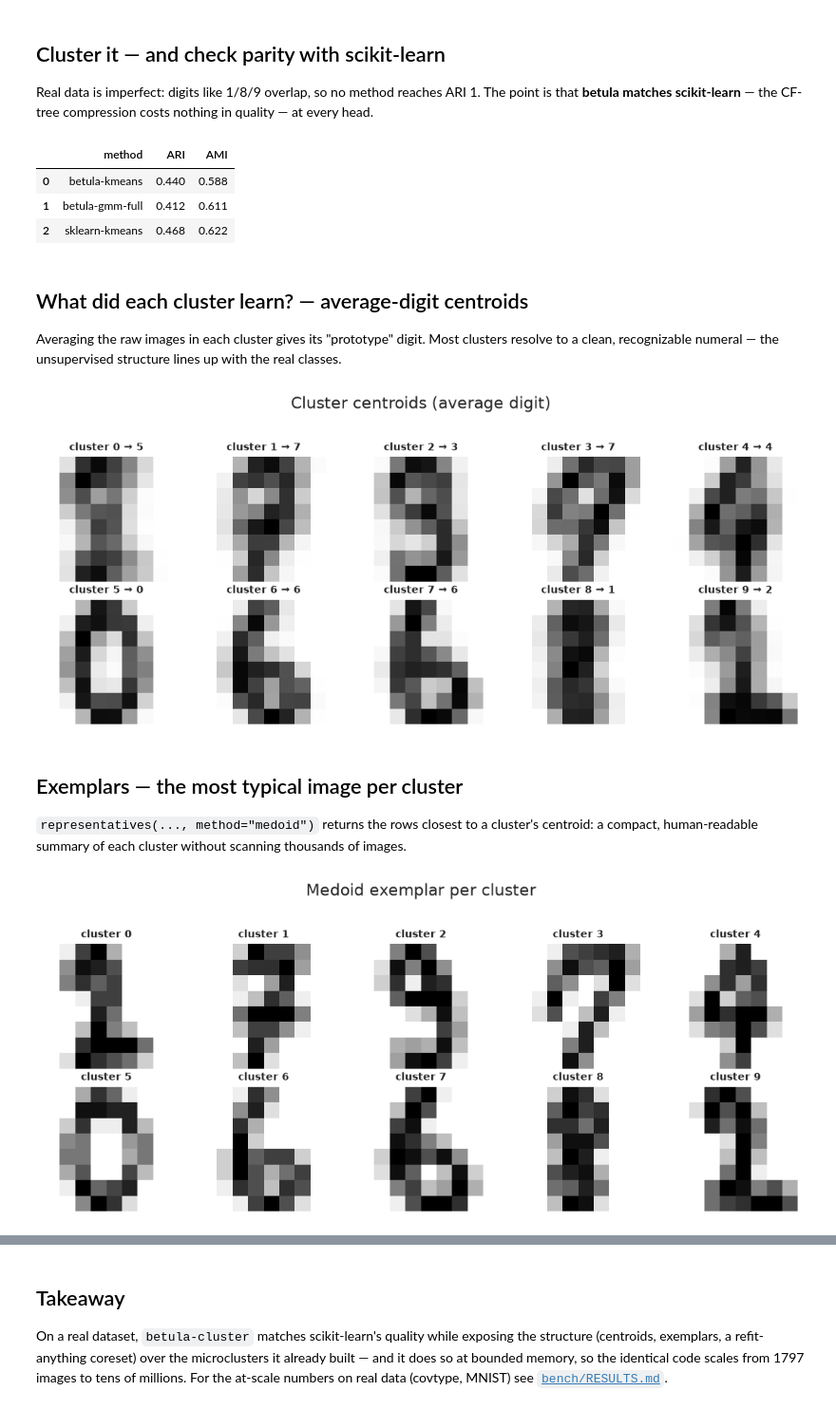
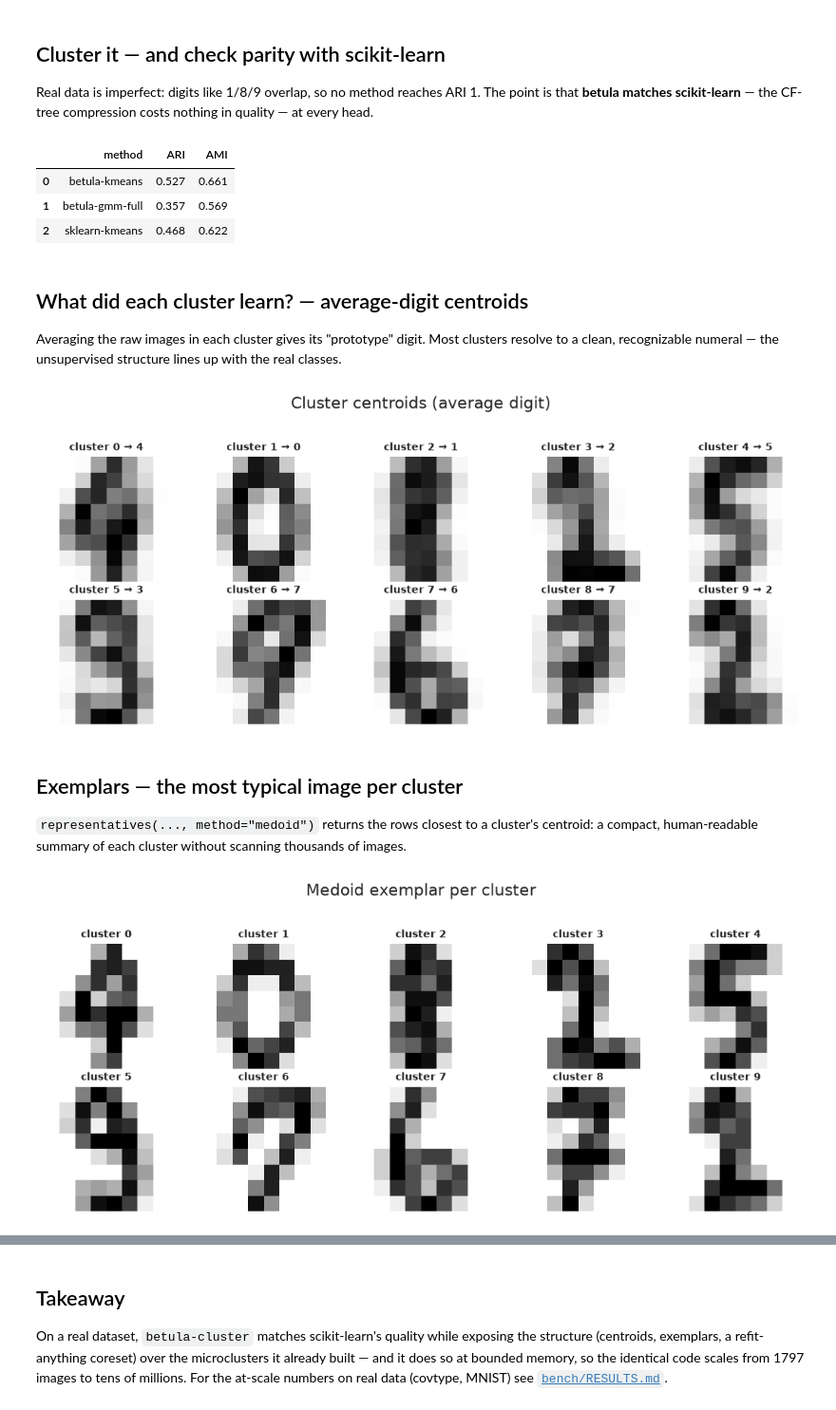
Before and after one commit to ilgrad/betula-cluster, a Jupyter notebook: examples/usecases/usecase_05_real_data_clustering.ipynb, the cells around one changed output, grey strips where cells are left out. Shown at 95% size. Drawn from its saved outputs; the diff is of its cells as text; code cells hidden in the pictures.

```diff
--- a/examples/usecases/usecase_05_real_data_clustering.ipynb
+++ b/examples/usecases/usecase_05_real_data_clustering.ipynb
@@ -50,8 +50,8 @@ digits: 1797 images × 64 pixels (8×8), 10 classes
 Real data is imperfect: digits like 1/8/9 overlap, so no method reaches ARI 1. The point is that
 **betula matches scikit-learn** — the CF-tree compression costs nothing in quality — at every head.
 # %%
-labels = np.asarray(betula_cluster.fit_predict(X, 10, feature="spherical", method="kmeans", threshold=0.0, max_leaves=1000, seed=0))
-labels_full = np.asarray(betula_cluster.fit_predict(X, 10, feature="full", method="gmm-full", threshold=0.0, max_leaves=1000, seed=0))
+labels = np.asarray(betula_cluster.fit_predict(X, 10, feature="spherical", method="kmeans", threshold=0.0, max_leaves=2000, seed=0))
+labels_full = np.asarray(betula_cluster.fit_predict(X, 10, feature="full", method="gmm-full", threshold=0.0, max_leaves=2000, seed=0))
 sk = KMeans(10, n_init=10, random_state=0).fit_predict(X)
 pd.DataFrame(
     {
@@ -62,8 +62,8 @@ pd.DataFrame(
 ).round(3)
 # %% [output]
 |  | method | ARI | AMI |
-| 0 | betula-kmeans | 0.440 | 0.588 |
-| 1 | betula-gmm-full | 0.412 | 0.611 |
+| 0 | betula-kmeans | 0.527 | 0.661 |
+| 1 | betula-gmm-full | 0.357 | 0.569 |
 | 2 | sklearn-kmeans | 0.468 | 0.622 |
 # %% [markdown]
 ## What did each cluster learn? — average-digit centroids
@@ -83,25 +83,25 @@ fig.suptitle("Cluster centroids (average digit)", y=1.02)
 plt.tight_layout()
 plt.show()
 # %% [output]
-[figure, old version]
+[figure, new version]
 # %% [markdown]
 ## Exemplars — the most typical image per cluster
 
 `representatives(..., method="medoid")` returns the rows closest to a cluster's centroid: a compact,
 human-readable summary of each cluster without scanning thousands of images.
 # %%
-est = betula_cluster.Betula(n_clusters=10, feature="spherical", method="kmeans", threshold=0.0, max_leaves=1000, seed=0).fit(X)
+est = betula_cluster.Betula(n_clusters=10, feature="spherical", method="kmeans", threshold=0.0, max_leaves=2000, seed=0).fit(X)
 fig, axes = plt.subplots(2, 5, figsize=(10, 4.2))
 for c, ax in enumerate(axes.ravel()):
     reps = np.asarray(est.representatives(X, cluster_id=c, method="medoid", k=1))
     ax.imshow(X_raw[reps[0]].reshape(8, 8), cmap="gray_r")
     ax.set_title(f"cluster {c}", fontsize=9)
     ax.set_axis_off()
 fig.suptitle("Medoid exemplar per cluster", y=1.02)
 plt.tight_layout()
 plt.show()
 # %% [output]
-[figure, old version]
+[figure, new version]
 # %% [markdown]
 ## A coreset reproduces the result at a fraction of the size
 
```
Also changed, not shown: parts of 2 cells of this notebook, 1 other file.
